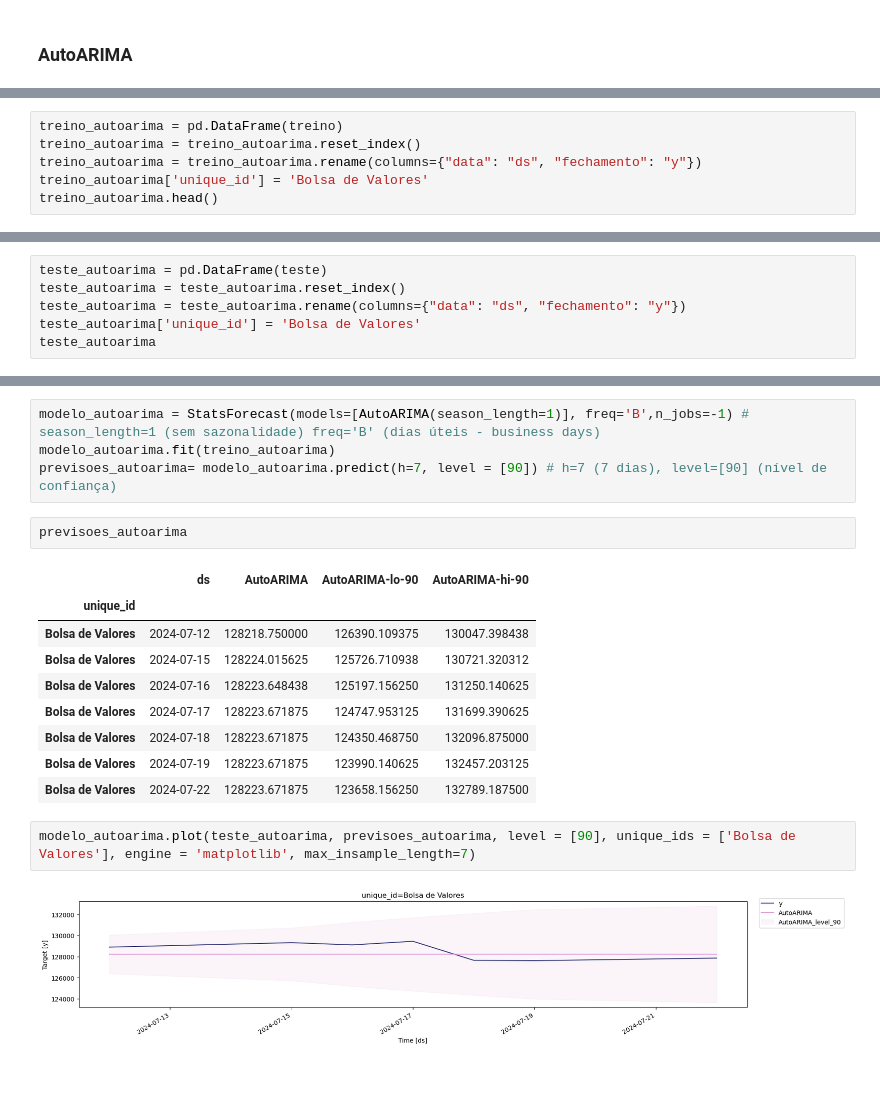
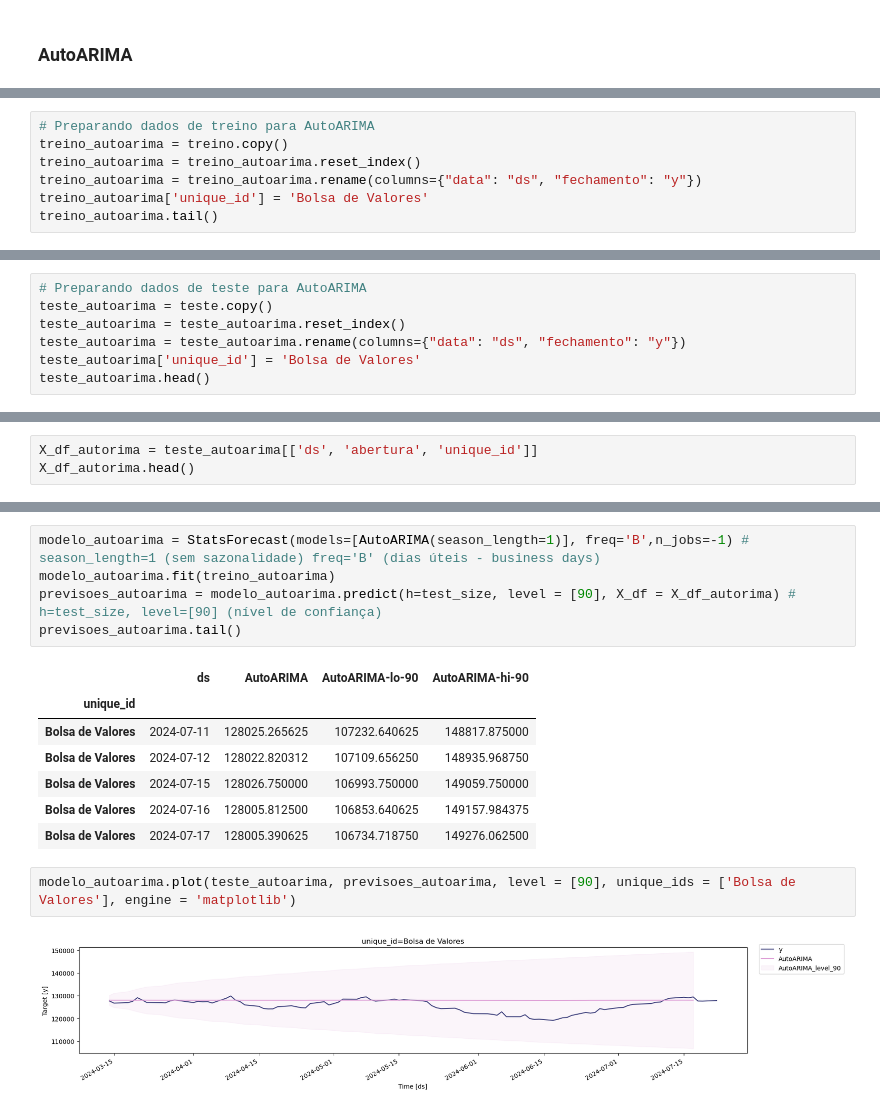
Before and after one commit to alexandreaquiles/postech-fiap-dtat-tech-challenge-fase2, a Jupyter notebook: tech-challenge-fase2-forecasting-ibovespa.ipynb, the cells around one changed output, grey strips where cells are left out. Cells and saved outputs as stored; diff of their text form; blank space fills up the shorter version.

```diff
--- a/tech-challenge-fase2-forecasting-ibovespa.ipynb
+++ b/tech-challenge-fase2-forecasting-ibovespa.ipynb
@@ -422,7 +473,8 @@ Name: fechamento, Length: 4946, dtype: int64
 # %%
-treino_autoarima = pd.DataFrame(treino)
+# Preparando dados de treino para AutoARIMA
+treino_autoarima = treino.copy()
 treino_autoarima = treino_autoarima.reset_index()
 treino_autoarima = treino_autoarima.rename(columns={"data": "ds", "fechamento": "y"})
 treino_autoarima['unique_id'] = 'Bolsa de Valores'
-treino_autoarima.head()
+treino_autoarima.tail()
 # %% [output]
@@ -435,7 +487,8 @@ treino_autoarima.head()
 # %%
-teste_autoarima = pd.DataFrame(teste)
+# Preparando dados de teste para AutoARIMA
+teste_autoarima = teste.copy()
 teste_autoarima = teste_autoarima.reset_index()
 teste_autoarima = teste_autoarima.rename(columns={"data": "ds", "fechamento": "y"})
 teste_autoarima['unique_id'] = 'Bolsa de Valores'
-teste_autoarima
+teste_autoarima.head()
 # %% [output]
@@ -449,0 +501,3 @@ teste_autoarima
+# %%
+X_df_autorima = teste_autoarima[['ds', 'abertura', 'unique_id']]
+X_df_autorima.head()
@@ -450,23 +511,20 @@ teste_autoarima
 # %%
 modelo_autoarima = StatsForecast(models=[AutoARIMA(season_length=1)], freq='B',n_jobs=-1) # season_length=1 (sem sazonalidade) freq='B' (dias úteis - business days)
 modelo_autoarima.fit(treino_autoarima)
-previsoes_autoarima= modelo_autoarima.predict(h=7, level = [90]) # h=7 (7 dias), level=[90] (nível de confiança)
+previsoes_autoarima = modelo_autoarima.predict(h=test_size, level = [90], X_df = X_df_autorima) # h=test_size, level=[90] (nível de confiança)
+previsoes_autoarima.tail()
+# %% [output]
+|  | ds | AutoARIMA | AutoARIMA-lo-90 | AutoARIMA-hi-90 |
+| unique_id |  |  |  |  |
+| Bolsa de Valores | 2024-07-11 | 128025.265625 | 107232.640625 | 148817.875000 |
+| Bolsa de Valores | 2024-07-12 | 128022.820312 | 107109.656250 | 148935.968750 |
+| Bolsa de Valores | 2024-07-15 | 128026.750000 | 106993.750000 | 149059.750000 |
+| Bolsa de Valores | 2024-07-16 | 128005.812500 | 106853.640625 | 149157.984375 |
+| Bolsa de Valores | 2024-07-17 | 128005.390625 | 106734.718750 | 149276.062500 |
-# %%
-previsoes_autoarima
-# %% [output]
-|  | ds | AutoARIMA | AutoARIMA-lo-90 | AutoARIMA-hi-90 |
-| unique_id |  |  |  |  |
-| Bolsa de Valores | 2024-07-12 | 128218.750000 | 126390.109375 | 130047.398438 |
-| Bolsa de Valores | 2024-07-15 | 128224.015625 | 125726.710938 | 130721.320312 |
-| Bolsa de Valores | 2024-07-16 | 128223.648438 | 125197.156250 | 131250.140625 |
-| Bolsa de Valores | 2024-07-17 | 128223.671875 | 124747.953125 | 131699.390625 |
-| Bolsa de Valores | 2024-07-18 | 128223.671875 | 124350.468750 | 132096.875000 |
-| Bolsa de Valores | 2024-07-19 | 128223.671875 | 123990.140625 | 132457.203125 |
-| Bolsa de Valores | 2024-07-22 | 128223.671875 | 123658.156250 | 132789.187500 |
 # %%
-modelo_autoarima.plot(teste_autoarima, previsoes_autoarima, level = [90], unique_ids = ['Bolsa de Valores'], engine = 'matplotlib', max_insample_length=7)
+modelo_autoarima.plot(teste_autoarima, previsoes_autoarima, level = [90], unique_ids = ['Bolsa de Valores'], engine = 'matplotlib')
 # %% [output]
-[figure, old version]
+[figure, new version]
 # %%
 # Visualizando as previsões do modelo ARIMA
 plt.figure(figsize=(12, 6))
```
Also changed, not shown: parts of 59 cells of this notebook.
